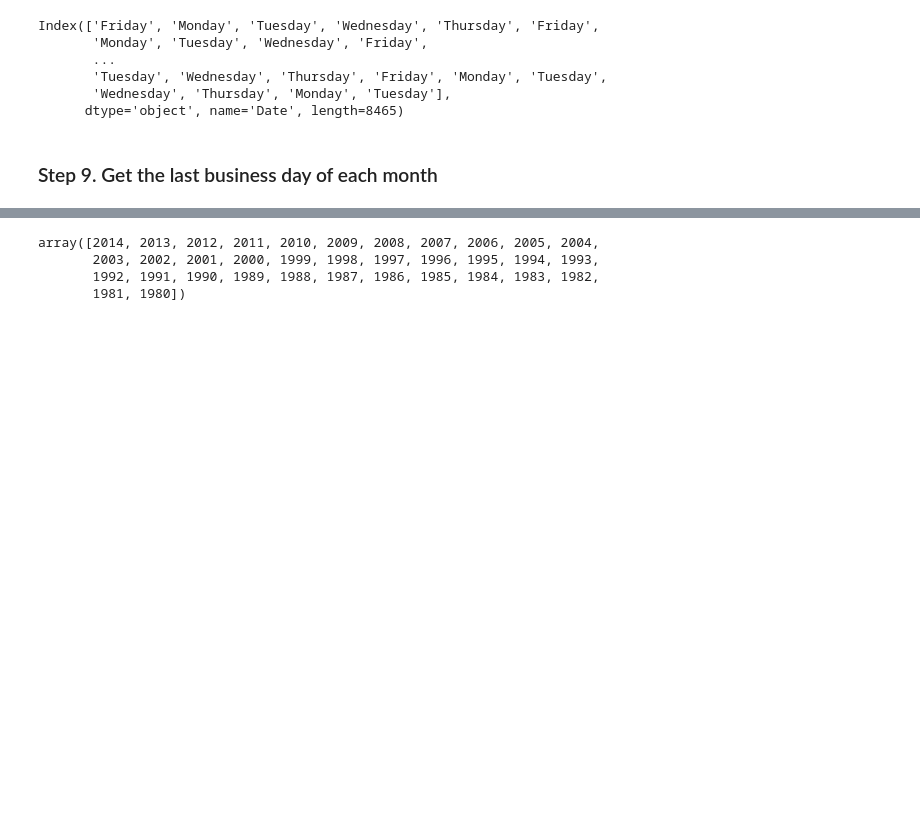
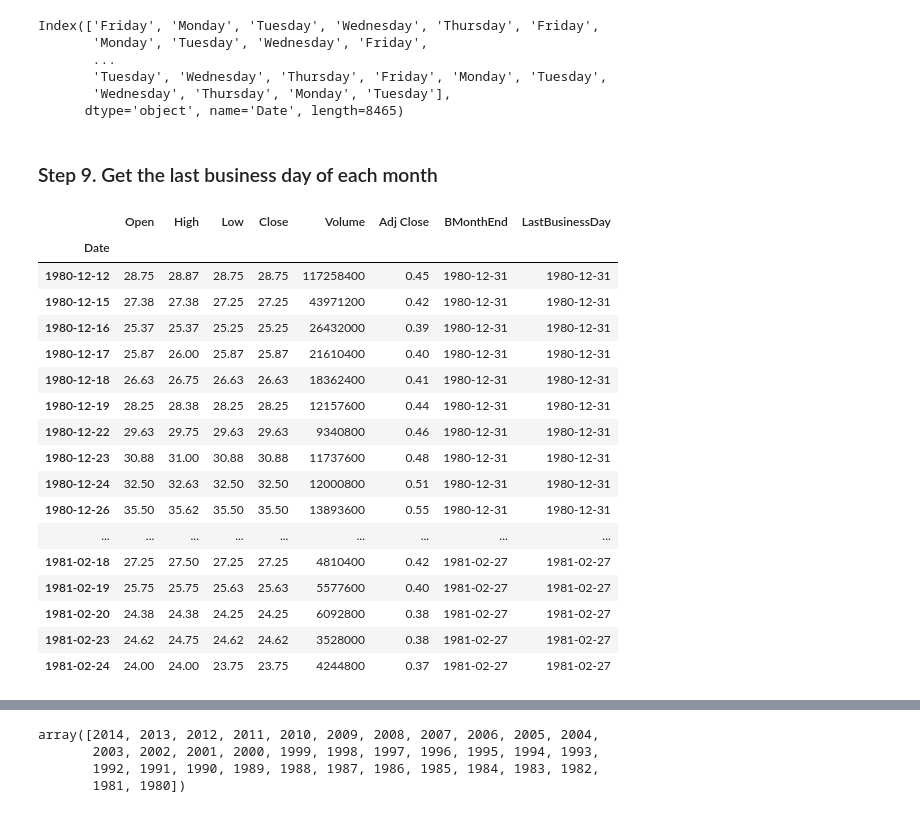
Before and after one commit to RocioRuizGonzalez/DataScience-BootcampTheBridge, a Jupyter notebook: 2-Data Analysis/2-Pandas/Ejercicios/11_TimeSeries/Ejercicio Apple.ipynb, the cells around one changed output, grey strips where cells are left out. Cells and saved outputs as stored; diff of their text form; code cells hidden in the pictures; blank space fills up the shorter version.

```diff
--- a/2-Data Analysis/2-Pandas/Ejercicios/11_TimeSeries/Ejercicio Apple.ipynb
+++ b/2-Data Analysis/2-Pandas/Ejercicios/11_TimeSeries/Ejercicio Apple.ipynb
@@ -71,3 +102,32 @@ Index(['Friday', 'Monday', 'Tuesday', 'Wednesday', 'Thursday', 'Friday',
       dtype='object', name='Date', length=8465)
 # %% [markdown]
 ### Step 9. Get the last business day of each month
+# %%
+from pandas.tseries.offsets import BMonthEnd
+from datetime import date
+
+offset = BMonthEnd()
+offset.rollforward(d)
+
+df['LastBusinessDay'] = (df.index + pd.offsets.BMonthEnd(0))
+
+df.head(50)
+# %% [output]
+|  | Open | High | Low | Close | Volume | Adj Close | BMonthEnd | LastBusinessDay |
+| Date |  |  |  |  |  |  |  |  |
+| 1980-12-12 | 28.75 | 28.87 | 28.75 | 28.75 | 117258400 | 0.45 | 1980-12-31 | 1980-12-31 |
+| 1980-12-15 | 27.38 | 27.38 | 27.25 | 27.25 | 43971200 | 0.42 | 1980-12-31 | 1980-12-31 |
+| 1980-12-16 | 25.37 | 25.37 | 25.25 | 25.25 | 26432000 | 0.39 | 1980-12-31 | 1980-12-31 |
+| 1980-12-17 | 25.87 | 26.00 | 25.87 | 25.87 | 21610400 | 0.40 | 1980-12-31 | 1980-12-31 |
+| 1980-12-18 | 26.63 | 26.75 | 26.63 | 26.63 | 18362400 | 0.41 | 1980-12-31 | 1980-12-31 |
+| 1980-12-19 | 28.25 | 28.38 | 28.25 | 28.25 | 12157600 | 0.44 | 1980-12-31 | 1980-12-31 |
+| 1980-12-22 | 29.63 | 29.75 | 29.63 | 29.63 | 9340800 | 0.46 | 1980-12-31 | 1980-12-31 |
+| 1980-12-23 | 30.88 | 31.00 | 30.88 | 30.88 | 11737600 | 0.48 | 1980-12-31 | 1980-12-31 |
+| 1980-12-24 | 32.50 | 32.63 | 32.50 | 32.50 | 12000800 | 0.51 | 1980-12-31 | 1980-12-31 |
+| 1980-12-26 | 35.50 | 35.62 | 35.50 | 35.50 | 13893600 | 0.55 | 1980-12-31 | 1980-12-31 |
+| ... | ... | ... | ... | ... | ... | ... | ... | ... |
+| 1981-02-18 | 27.25 | 27.50 | 27.25 | 27.25 | 4810400 | 0.42 | 1981-02-27 | 1981-02-27 |
+| 1981-02-19 | 25.75 | 25.75 | 25.63 | 25.63 | 5577600 | 0.40 | 1981-02-27 | 1981-02-27 |
+| 1981-02-20 | 24.38 | 24.38 | 24.25 | 24.25 | 6092800 | 0.38 | 1981-02-27 | 1981-02-27 |
+| 1981-02-23 | 24.62 | 24.75 | 24.62 | 24.62 | 3528000 | 0.38 | 1981-02-27 | 1981-02-27 |
+| 1981-02-24 | 24.00 | 24.00 | 23.75 | 23.75 | 4244800 | 0.37 | 1981-02-27 | 1981-02-27 |
```
Also changed, not shown: parts of 16 cells of this notebook, 15 other files.
